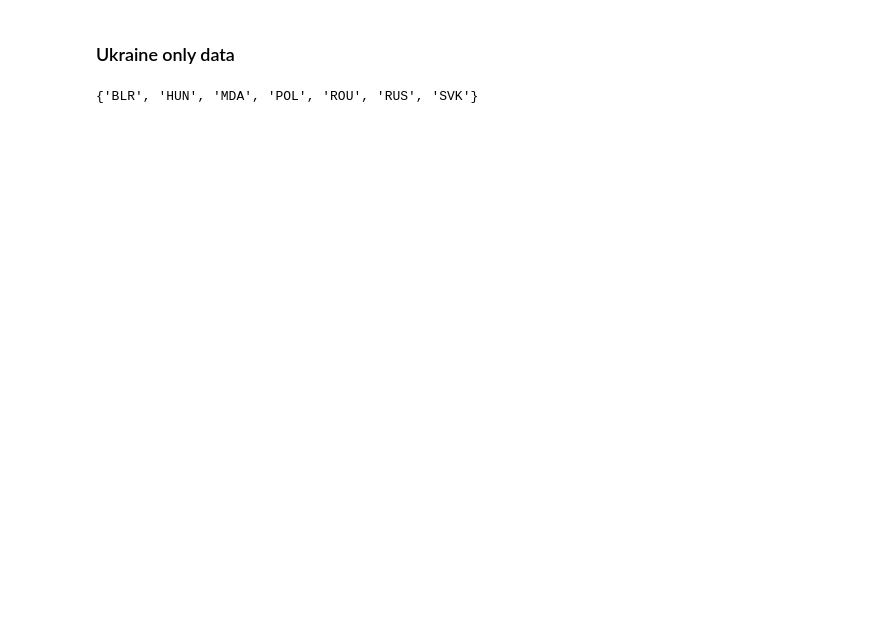
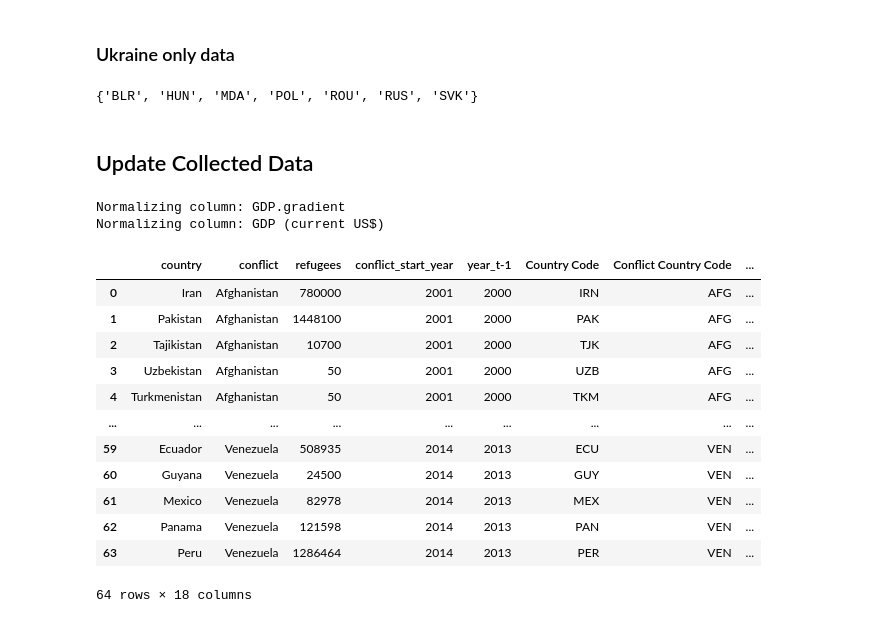
Before and after one commit to jataware/refugee_modeling, a Jupyter notebook: data_prep/data-alignment.ipynb, the cells around one changed output. Drawn from its saved outputs; the diff is of its cells as text; code cells hidden in the pictures; blank space fills up the shorter version.

```diff
--- a/data_prep/data-alignment.ipynb
+++ b/data_prep/data-alignment.ipynb
@@ -147,3 +159,5 @@ borders_lookup['UKR']
 vdem_pop_gdp[(vdem_pop_gdp['Country Code'].isin(borders_lookup['UKR'])) & \
              (vdem_pop_gdp['Year']==2020)] \
             .to_csv('../refugee_data/ukr_pred_inputs.csv', index=False)
+# %% [markdown]
+## Update Collected Data
@@ -149,0 +202,45 @@ vdem_pop_gdp[(vdem_pop_gdp['Country Code'].isin(borders_lookup['UKR'])) & \
+# %%
+def gen_gradient(row):
+    match = vdem_pop_gdp[(vdem_pop_gdp['Country Code']==row['Conflict Country Code']) & (vdem_pop_gdp['Year']==row['year_t-1'])].iloc[0]
+    row['GDP.gradient'] = row['GDP (current US$)'] - match['GDP (current US$)']
+    row['v2x_libdem.gradient'] = row['v2x_libdem'] - match['v2x_libdem']
+    return row
+# %%
+unhcr_conf = unhcr_conf.apply(lambda row: gen_gradient(row),axis=1)
+# %%
+from sklearn.preprocessing import MinMaxScaler
+
+cols_to_scale = ['GDP.gradient','GDP (current US$)']
+scaler = MinMaxScaler()
+for col in cols_to_scale:
+    print(f"Normalizing column: {col}")
+    normed = pd.DataFrame()
+
+    for y, x in unhcr_conf.groupby('conflict'):
+        norm_ = [i[0] for i in scaler.fit_transform(x[col].values.reshape(-1,1))]
+        countries = x['country']
+        conflict_ = x['conflict']
+        res = pd.DataFrame(tuple(zip(countries,conflict_,norm_)), columns=['country','conflict',f"{col}_norm"])
+        normed = pd.concat([normed,res])
+    unhcr_conf = pd.merge(unhcr_conf, normed, left_on=['country','conflict'], right_on=['country','conflict'], how='right')
+# %% [output]
+Normalizing column: GDP.gradient
+Normalizing column: GDP (current US$)
+# %%
+unhcr_conf['pct_tot'] = unhcr_conf['refugees'] / unhcr_conf.groupby('conflict')['refugees'].transform('sum')
+# %%
+unhcr_conf
+# %% [output]
+|  | country | conflict | refugees | conflict_start_year | year_t-1 | Country Code | Conflict Country Code | ... |
+| 0 | Iran | Afghanistan | 780000 | 2001 | 2000 | IRN | AFG | ... |
+| 1 | Pakistan | Afghanistan | 1448100 | 2001 | 2000 | PAK | AFG | ... |
+| 2 | Tajikistan | Afghanistan | 10700 | 2001 | 2000 | TJK | AFG | ... |
+| 3 | Uzbekistan | Afghanistan | 50 | 2001 | 2000 | UZB | AFG | ... |
+| 4 | Turkmenistan | Afghanistan | 50 | 2001 | 2000 | TKM | AFG | ... |
+| ... | ... | ... | ... | ... | ... | ... | ... | ... |
+| 59 | Ecuador | Venezuela | 508935 | 2014 | 2013 | ECU | VEN | ... |
+| 60 | Guyana | Venezuela | 24500 | 2014 | 2013 | GUY | VEN | ... |
+| 61 | Mexico | Venezuela | 82978 | 2014 | 2013 | MEX | VEN | ... |
+| 62 | Panama | Venezuela | 121598 | 2014 | 2013 | PAN | VEN | ... |
+| 63 | Peru | Venezuela | 1286464 | 2014 | 2013 | PER | VEN | ... |
+64 rows × 18 columns
```
Also changed, not shown: parts of 24 cells of this notebook, 13 other files.
